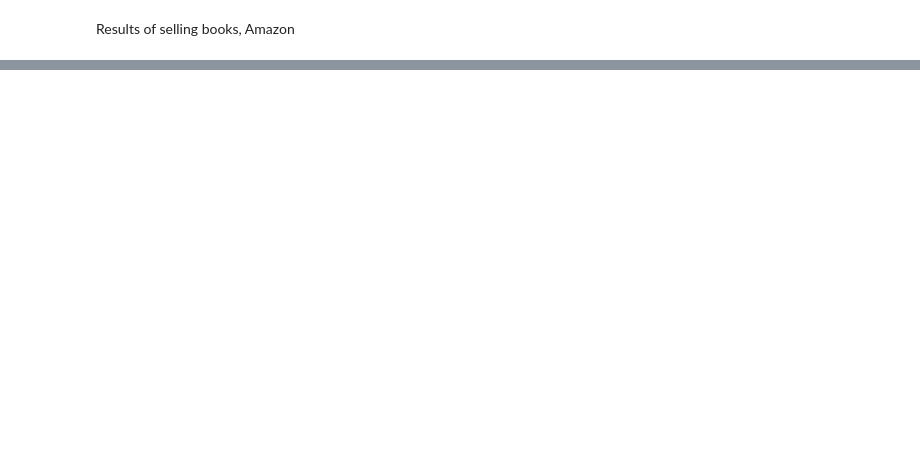
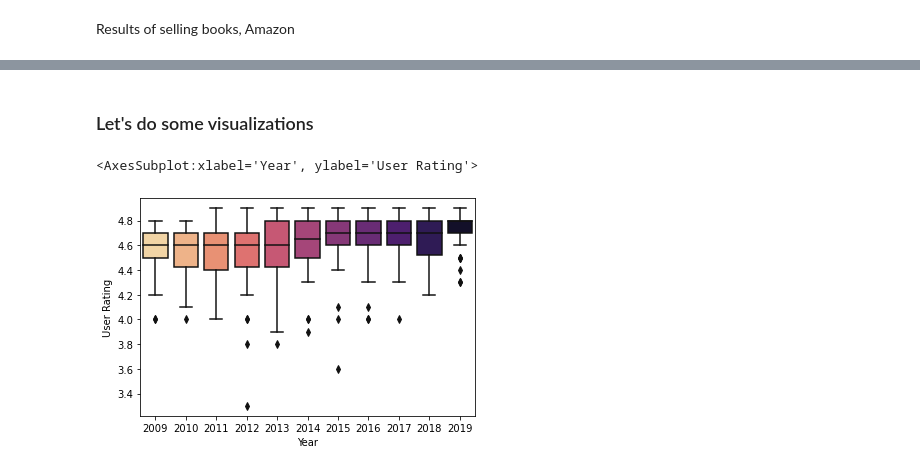
Before and after one commit to juliansp357/Book-sales-of-Amazon, a Jupyter notebook: BookSales.ipynb, the cells around one changed output, grey strips where cells are left out. Saved outputs shown, nothing was run; the diff lists cells and outputs as text; code cells hidden in the pictures; blank space fills up the shorter version.

```diff
--- a/BookSales.ipynb
+++ b/BookSales.ipynb
@@ -23,0 +138,9 @@ df
+# %% [markdown]
+### Let's do some visualizations
+# %%
+import seaborn as sns
+
+sns.boxplot(x='Year',y='User Rating',data=data_f,palette='magma_r')
+# %% [output]
+<AxesSubplot:xlabel='Year', ylabel='User Rating'>
+[figure, added]
```
Also changed, not shown: parts of 19 cells of this notebook.
